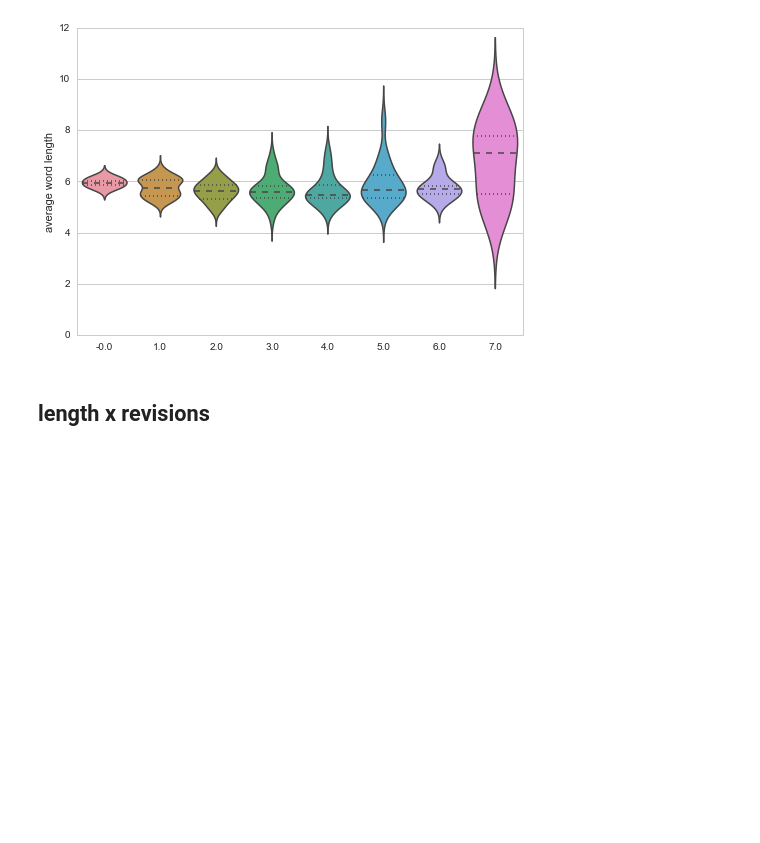
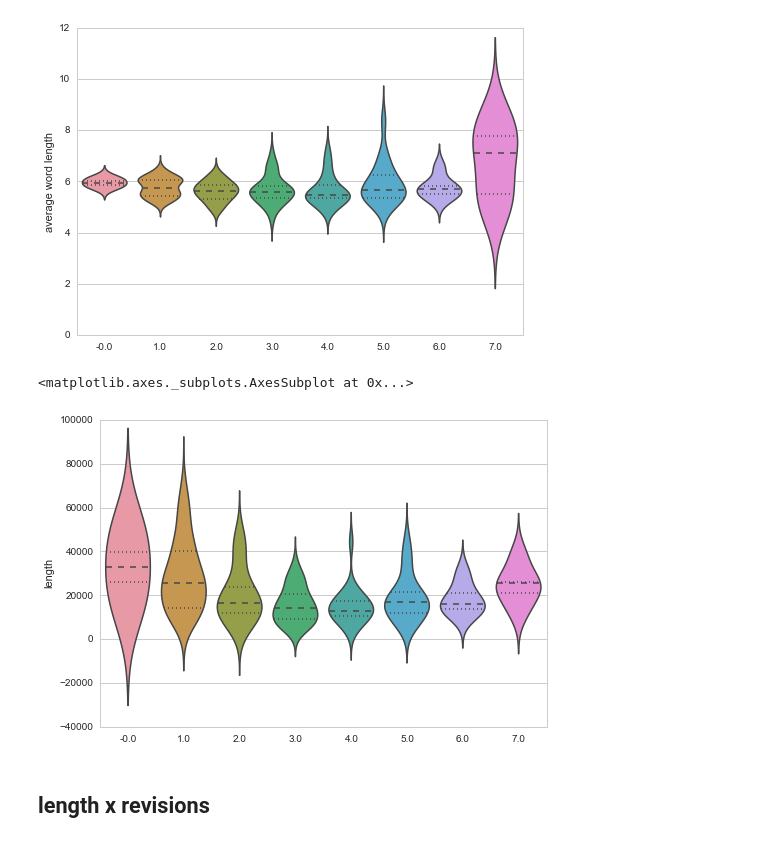
Before and after one commit to WeKeyPedia/notebooks, a Jupyter notebook: dataset geometry.ipynb, the cells around one changed output. Saved outputs shown, nothing was run; the diff lists cells and outputs as text; code cells hidden in the pictures; blank space fills up the shorter version.

```diff
--- a/dataset geometry.ipynb
+++ b/dataset geometry.ipynb
@@ -101,6 +100,11 @@ sns.violinplot(table["average word length"], [ math.ceil(x * 10) for x in table[
 # %% [output]
 <matplotlib.axes._subplots.AxesSubplot at 0x...>
 [figure]
+# %%
+sns.violinplot(table["length"], [ math.ceil(x * 10) for x in table["specialization"]])
+# %% [output]
+<matplotlib.axes._subplots.AxesSubplot at 0x...>
+[figure, added]
 # %% [markdown]
 ## length x revisions
 # %%
```
Also changed, not shown: parts of 2 cells of this notebook.
